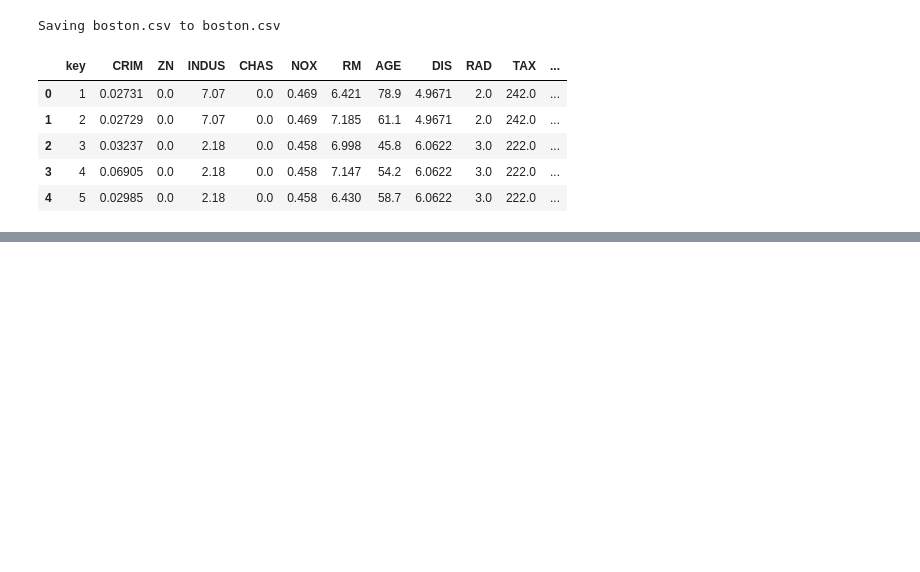
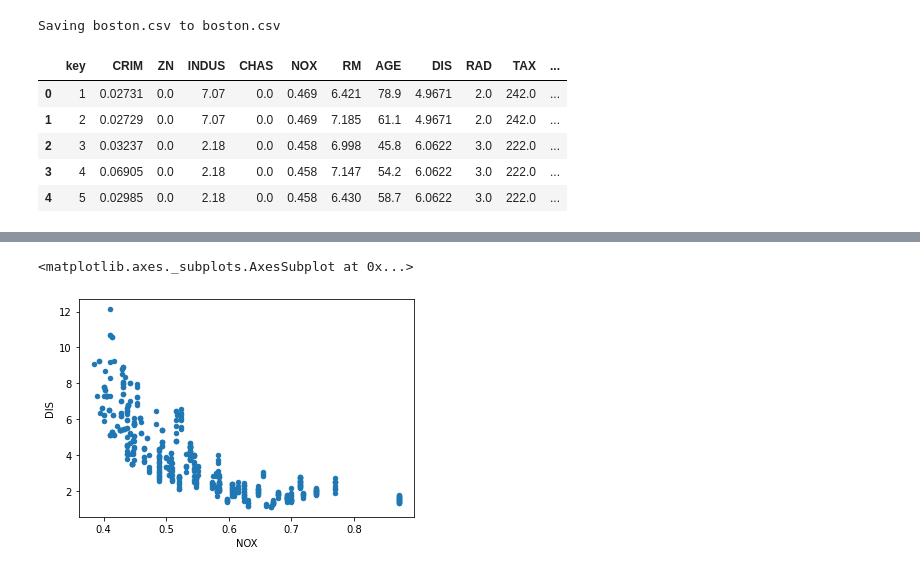
Before and after one commit to GaryPython/-, a Jupyter notebook: 作業D12.ipynb, the cells around one changed output, grey strips where cells are left out. Cells and saved outputs as stored; diff of their text form; code cells hidden in the pictures; blank space fills up the shorter version.

```diff
--- a/作業D12.ipynb
+++ b/作業D12.ipynb
@@ -40,0 +42,5 @@ KeyError: ignored
+# %%
+data_boston.plot.scatter(x='NOX', y='DIS')
+# %% [output]
+<matplotlib.axes._subplots.AxesSubplot at 0x...>
+[figure, added]
```
Also changed, not shown: parts of 2 cells of this notebook.
